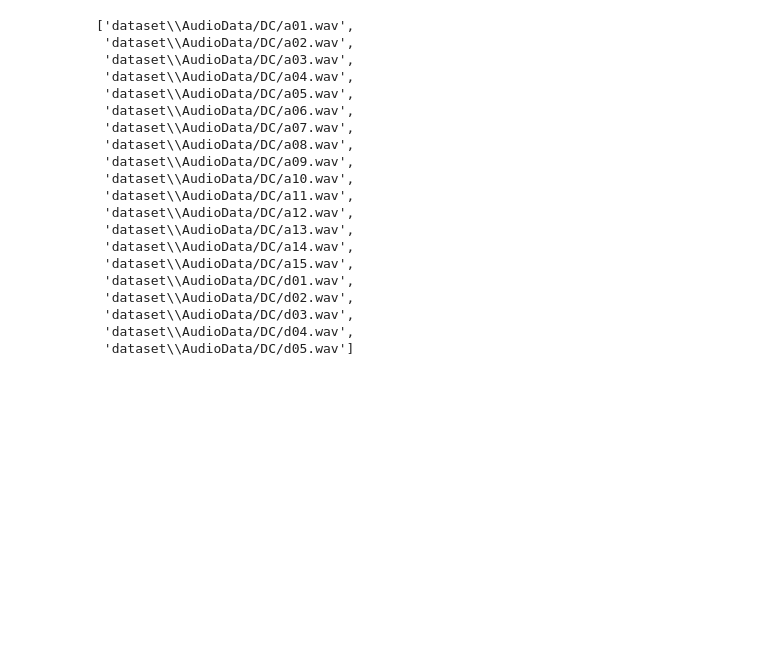
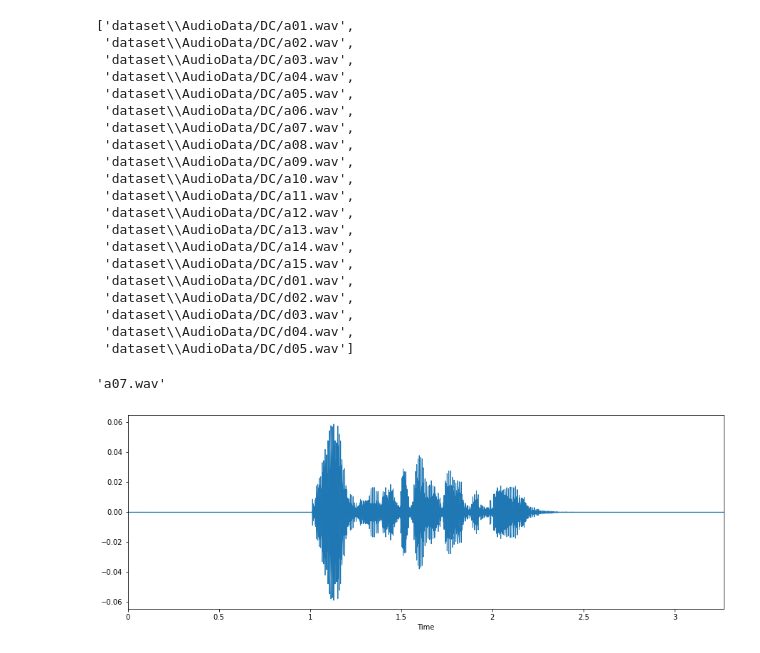
Before and after one commit to RadhiMalhotra98/CS584-Machine-Learning-Project, a Jupyter notebook: TRAINING_MODULE.ipynb, the cells around one changed output. Drawn from its saved outputs; the diff is of its cells as text; code cells hidden in the pictures; blank space fills up the shorter version.

```diff
--- a/TRAINING_MODULE.ipynb
+++ b/TRAINING_MODULE.ipynb
@@ -94,3 +94,7 @@ savee_list[:20]
  'dataset\\AudioData/DC/d03.wav',
  'dataset\\AudioData/DC/d04.wav',
  'dataset\\AudioData/DC/d05.wav']
+# %%
+savee_list[6].split('/')[-1]
+# %% [output]
+'a07.wav'
@@ -96,0 +111,9 @@ savee_list[:20]
+# %%
+def plotAudioSpec(path):
+    data, sampling_rate = librosa.load(path)
+    plt.figure(figsize=(15, 5))
+    librosa.display.waveplot(data, sr=sampling_rate)
+# %%
+plotAudioSpec(ravdess_list[2])
+# %% [output]
+[figure, added]
```
Also changed, not shown: parts of 4 cells of this notebook.
